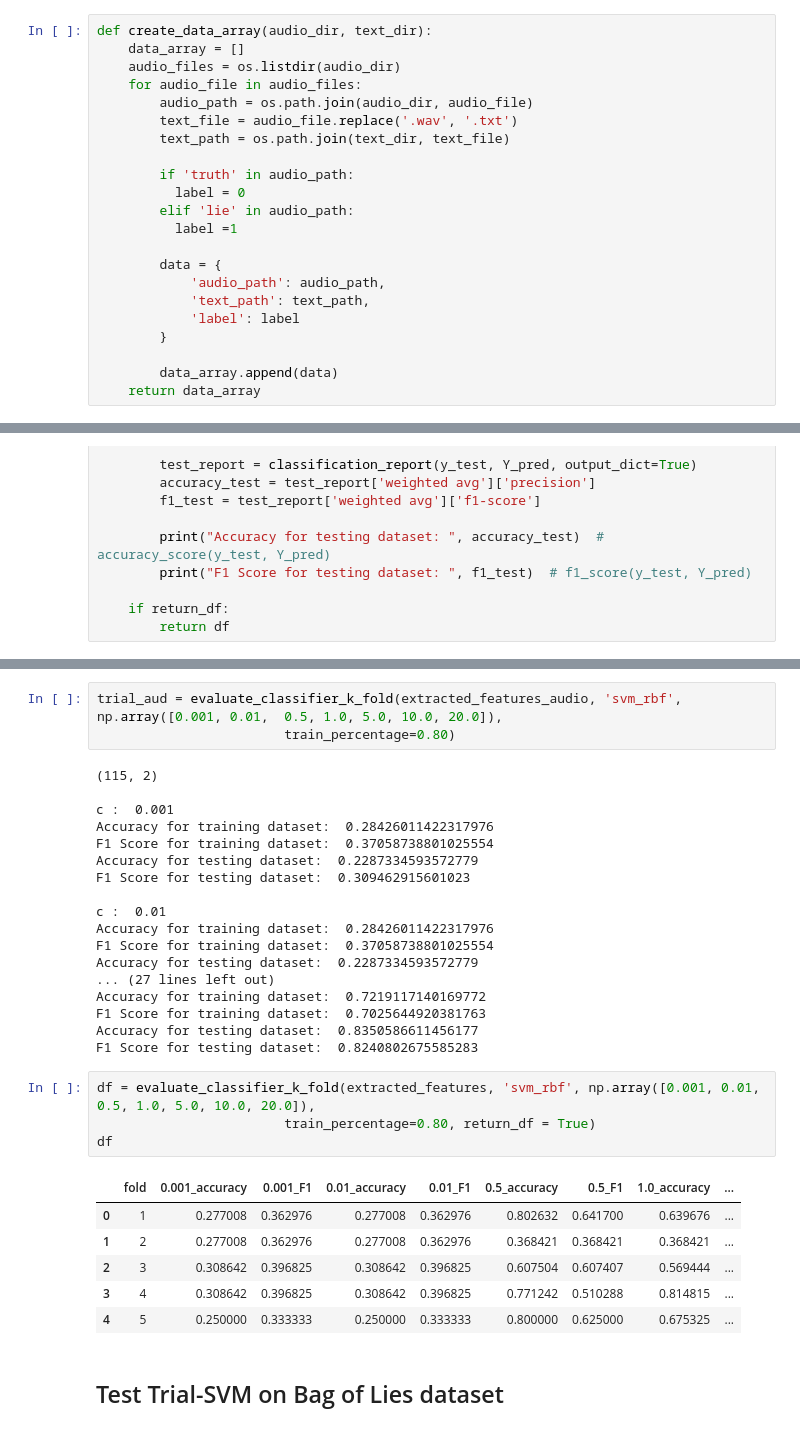
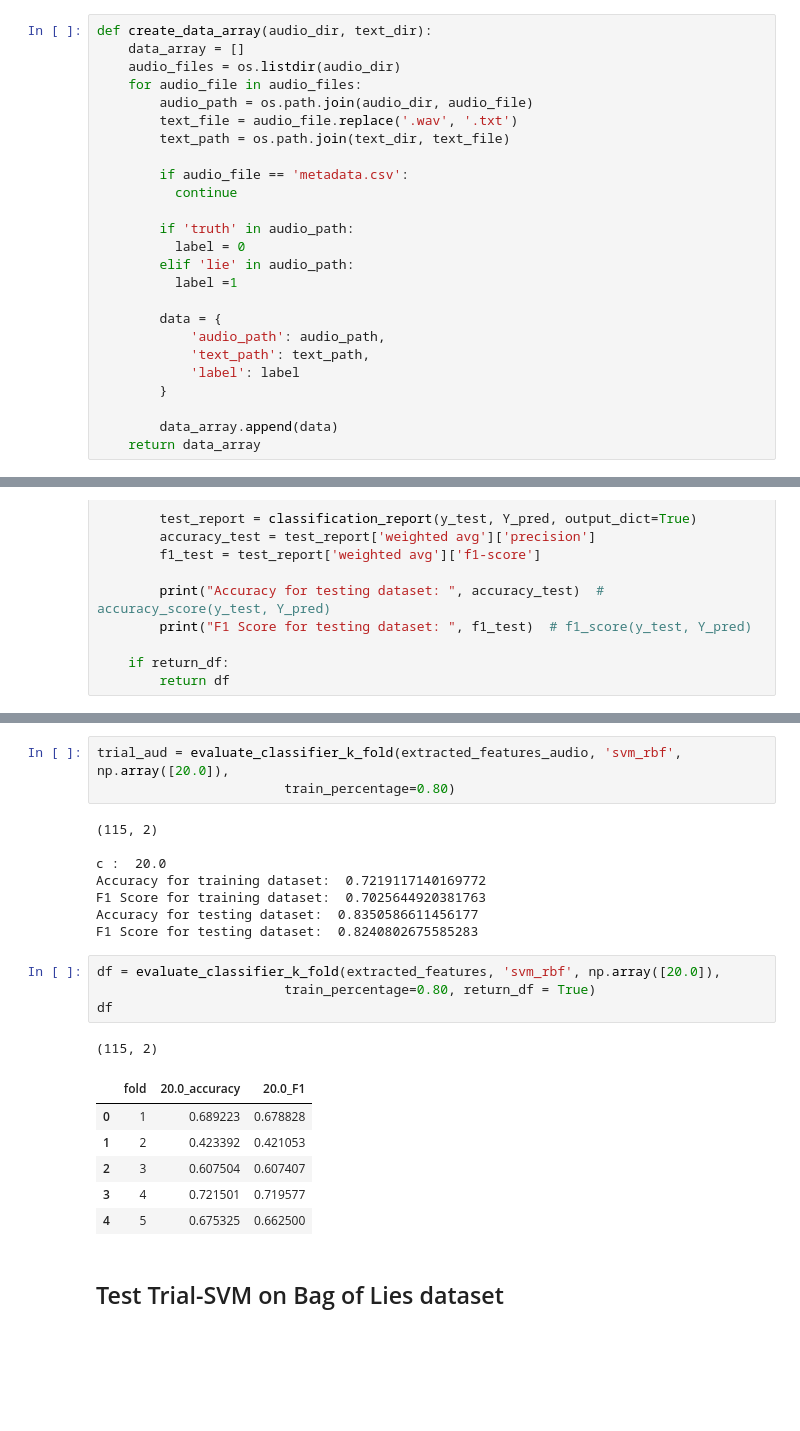
Before and after one commit to elifozkn/Deception-Detection, a Jupyter notebook: Baseline_SVM.ipynb, the cells around one changed output, grey strips where cells are left out. Saved outputs shown, nothing was run; the diff lists cells and outputs as text; blank space fills up the shorter version.

```diff
--- a/Baseline_SVM.ipynb
+++ b/Baseline_SVM.ipynb
@@ -56,6 +56,9 @@ def create_data_array(audio_dir, text_dir):
         audio_path = os.path.join(audio_dir, audio_file)
         text_file = audio_file.replace('.wav', '.txt')
         text_path = os.path.join(text_dir, text_file)
+
+        if audio_file == 'metadata.csv':
+          continue
 
         if 'truth' in audio_path:
           label = 0
@@ -553,35 +550,26 @@ F1 Score for testing dataset:  0.0
 # %%
-trial_aud = evaluate_classifier_k_fold(extracted_features_audio, 'svm_rbf', np.array([0.001, 0.01,  0.5, 1.0, 5.0, 10.0, 20.0]),
+trial_aud = evaluate_classifier_k_fold(extracted_features_audio, 'svm_rbf', np.array([20.0]),
                         train_percentage=0.80)
 # %% [output]
 (115, 2)
 
-c :  0.001
-Accuracy for training dataset:  0.28426011422317976
-F1 Score for training dataset:  0.37058738801025554
-Accuracy for testing dataset:  0.2287334593572779
-F1 Score for testing dataset:  0.309462915601023
-
-c :  0.01
-Accuracy for training dataset:  0.28426011422317976
-F1 Score for training dataset:  0.37058738801025554
-Accuracy for testing dataset:  0.2287334593572779
-... (27 lines left out)
+c :  20.0
 Accuracy for training dataset:  0.7219117140169772
 F1 Score for training dataset:  0.7025644920381763
 Accuracy for testing dataset:  0.8350586611456177
 F1 Score for testing dataset:  0.8240802675585283
 # %%
-df = evaluate_classifier_k_fold(extracted_features, 'svm_rbf', np.array([0.001, 0.01,  0.5, 1.0, 5.0, 10.0, 20.0]),
+df = evaluate_classifier_k_fold(extracted_features, 'svm_rbf', np.array([20.0]),
                         train_percentage=0.80, return_df = True)
 df
 # %% [output]
+(115, 2)
-|  | fold | 0.001_accuracy | 0.001_F1 | 0.01_accuracy | 0.01_F1 | 0.5_accuracy | 0.5_F1 | 1.0_accuracy | ... |
-| 0 | 1 | 0.277008 | 0.362976 | 0.277008 | 0.362976 | 0.802632 | 0.641700 | 0.639676 | ... |
-| 1 | 2 | 0.277008 | 0.362976 | 0.277008 | 0.362976 | 0.368421 | 0.368421 | 0.368421 | ... |
-| 2 | 3 | 0.308642 | 0.396825 | 0.308642 | 0.396825 | 0.607504 | 0.607407 | 0.569444 | ... |
-| 3 | 4 | 0.308642 | 0.396825 | 0.308642 | 0.396825 | 0.771242 | 0.510288 | 0.814815 | ... |
-| 4 | 5 | 0.250000 | 0.333333 | 0.250000 | 0.333333 | 0.800000 | 0.625000 | 0.675325 | ... |
+|  | fold | 20.0_accuracy | 20.0_F1 |
+| 0 | 1 | 0.689223 | 0.678828 |
+| 1 | 2 | 0.423392 | 0.421053 |
+| 2 | 3 | 0.607504 | 0.607407 |
+| 3 | 4 | 0.721501 | 0.719577 |
+| 4 | 5 | 0.675325 | 0.662500 |
 # %% [markdown]
 ## Test Trial-SVM on Bag of Lies dataset
 # %%
```
Also changed, not shown: parts of 8 cells of this notebook.
